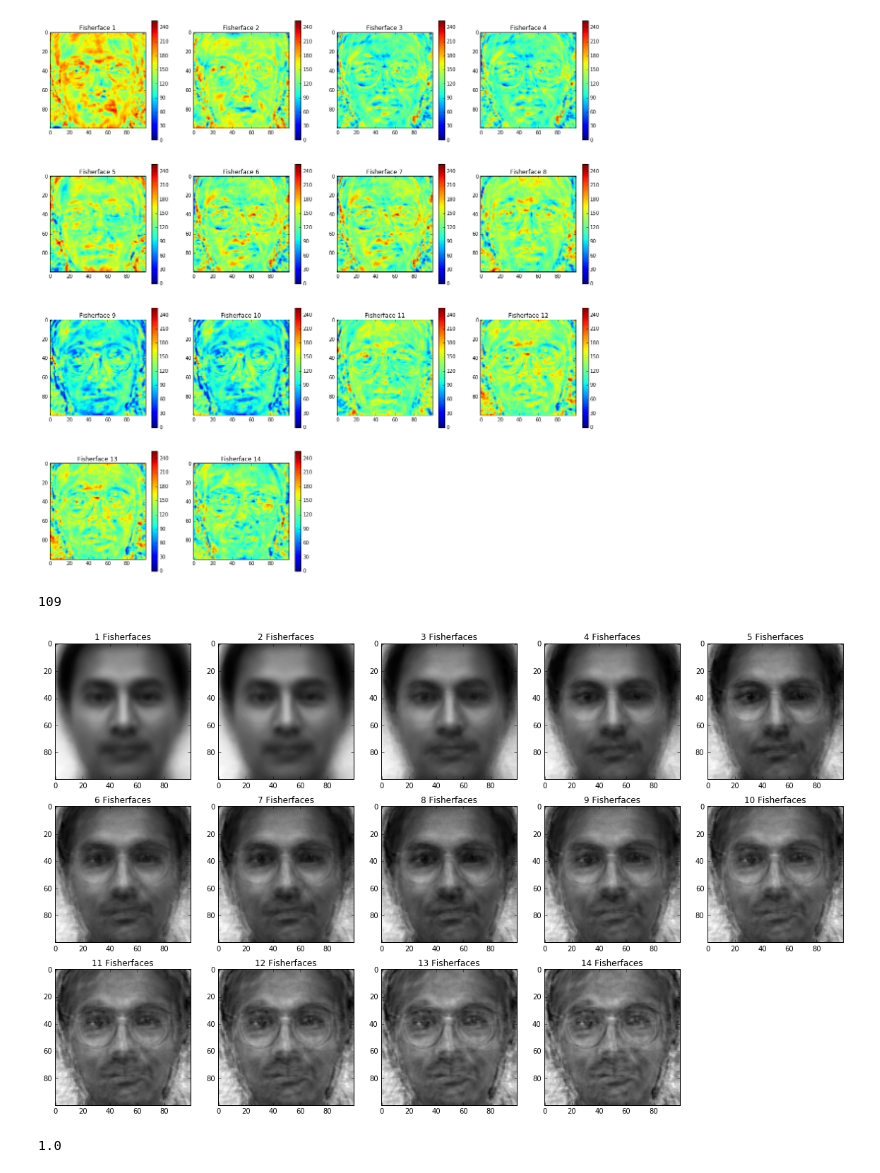
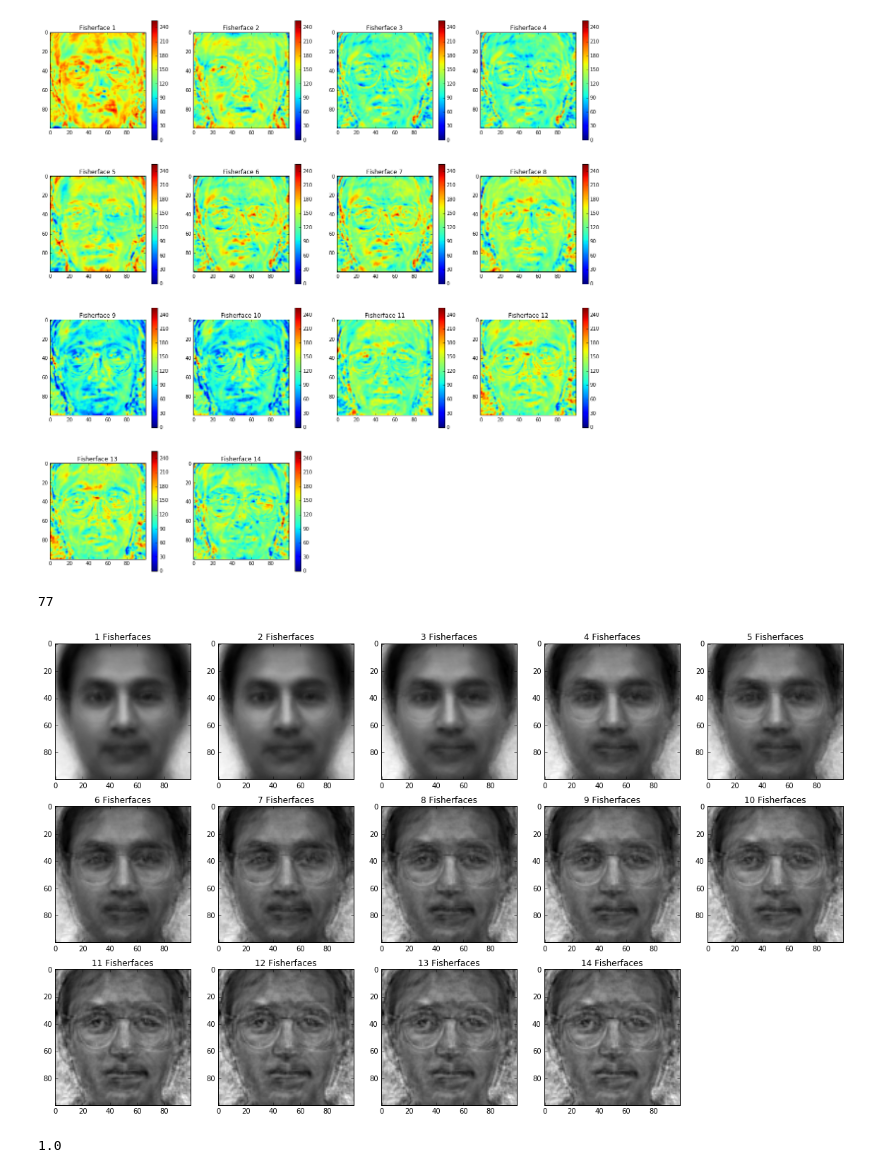
Before and after one commit to martinkersner/seoul-artificial-intelligence-meetup, a Jupyter notebook: eigen-fisher-faces/fisher-faces.ipynb, the cells around one changed output. Drawn from its saved outputs; the diff is of its cells as text; code cells hidden in the pictures.

```diff
--- a/eigen-fisher-faces/fisher-faces.ipynb
+++ b/eigen-fisher-faces/fisher-faces.ipynb
@@ -218,23 +218,23 @@ for i in range (0, V.shape[1]):
 # %%
 # Reconstruct random image.
 fig = plt.figure(figsize=(20, 20))
-rand_idx = randint(0, num_faces)
+rand_idx = randint(0, num_faces-1)
 print rand_idx
 rand_img = X_faces[rand_idx, :]
 
 cmap = 'gray' # 'jet'
 
-for fisherface_idx in range(0, V.shape[1]):
+for fisherface_idx in range(1, V.shape[1]+1):
     P = project(V[:, 0:fisherface_idx], rand_img, mu)
     R = reconstruct(V[:, 0:fisherface_idx], P, mu)
     tmp_img = to_grayscale(R, h_face, w_face)
 
-    fig.add_subplot(5, 5, fisherface_idx+1)
+    fig.add_subplot(5, 5, fisherface_idx)
     plt.imshow(tmp_img, cmap=cmap)
-    plt.title(str(fisherface_idx+1) + " Fisherfaces")
+    plt.title(str(fisherface_idx) + " Fisherfaces")
 # %% [output]
-109
+77
-[figure, old version]
+[figure, new version]
 # %%
 # Face recognition
 from sklearn.neighbors import KNeighborsClassifier
```
Also changed, not shown: parts of 1 cell of this notebook.
